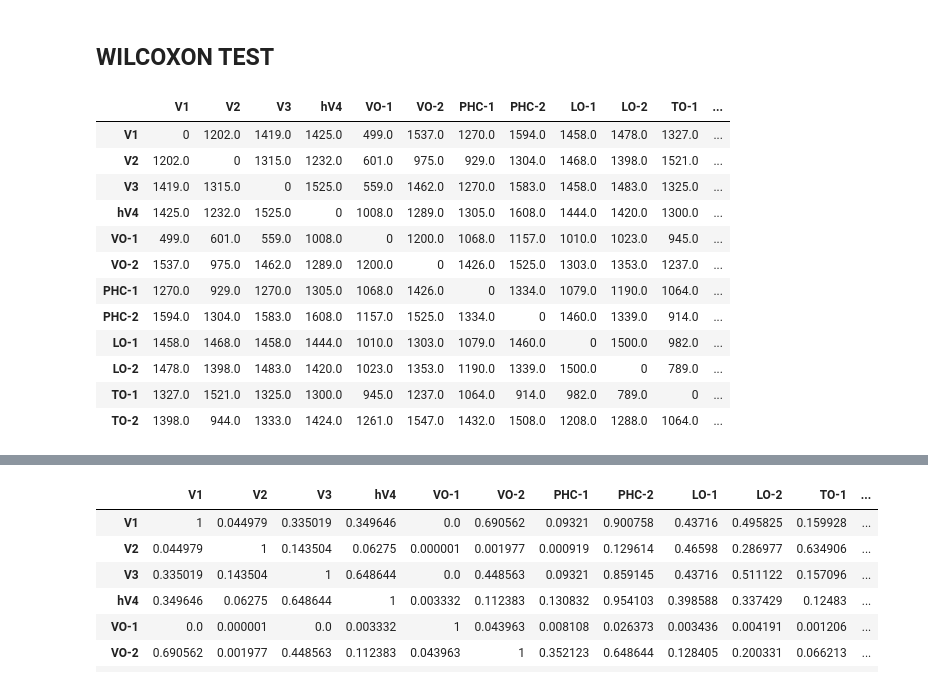
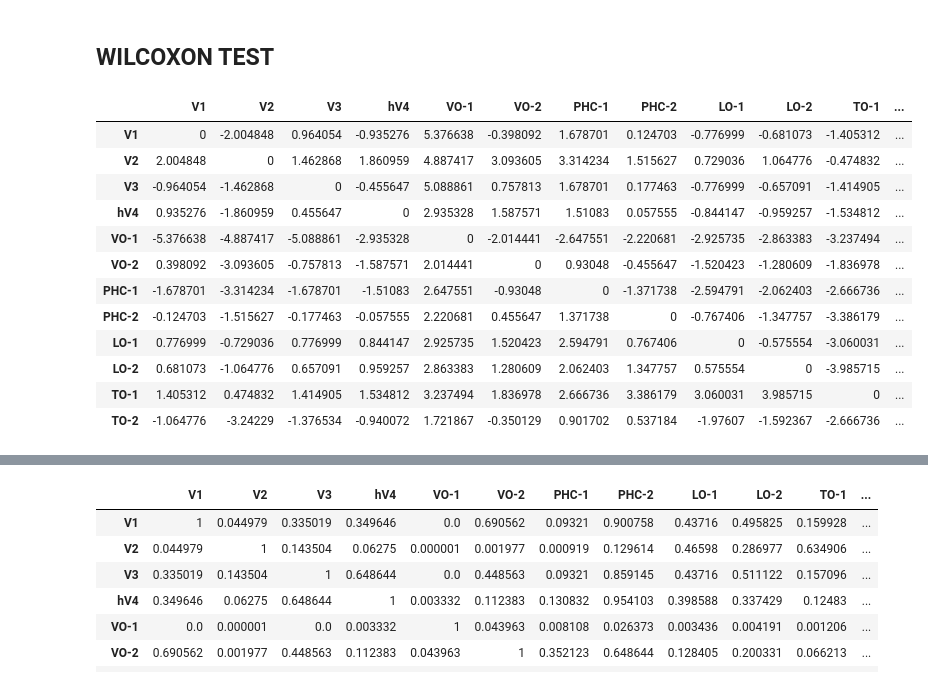
Before and after one commit to StanBgy/Thesis, a Jupyter notebook: src/flips.ipynb, the cells around one changed output, grey strips where cells are left out. Drawn from its saved outputs; the diff is of its cells as text; code cells hidden in the pictures.

```diff
--- a/src/flips.ipynb
+++ b/src/flips.ipynb
@@ -22,7 +95,3 @@ def all_subj_rank(dict, rois, random=True):
     for i in range(len(dict)):
         rank_total += list(dict.values())[i]
     return rank_total
-# %%
-random = True
-subj_list = [sub[0] for sub in list(subjects_sessions.values())]
-subj_list
@@ -38,3 +116,3 @@ subj_list
 # %%
-subj_list = [sub[0] for sub in list(subjects_sessions.values())]
+
 rank_dict, rank_dict_values = get_rank_dict(subj_list, rois, random=random, mode='averaged')
@@ -110,19 +204,19 @@ plt.show()
 # %% [markdown]
 ## WILCOXON TEST
 # %%
-T_values_df_W, p_values_df_W = wilcoxon_test(subj_list, rois)
-T_values_df_W # check z values
+z_values_df_W, p_values_df_W, median_df_W = wilcoxon_test(subj_list, rois)
+z_values_df_W # check z values
 # %% [output]
 |  | V1 | V2 | V3 | hV4 | VO-1 | VO-2 | PHC-1 | PHC-2 | LO-1 | LO-2 | TO-1 | ... |
-| V1 | 0 | 1202.0 | 1419.0 | 1425.0 | 499.0 | 1537.0 | 1270.0 | 1594.0 | 1458.0 | 1478.0 | 1327.0 | ... |
-| V2 | 1202.0 | 0 | 1315.0 | 1232.0 | 601.0 | 975.0 | 929.0 | 1304.0 | 1468.0 | 1398.0 | 1521.0 | ... |
-| V3 | 1419.0 | 1315.0 | 0 | 1525.0 | 559.0 | 1462.0 | 1270.0 | 1583.0 | 1458.0 | 1483.0 | 1325.0 | ... |
-| hV4 | 1425.0 | 1232.0 | 1525.0 | 0 | 1008.0 | 1289.0 | 1305.0 | 1608.0 | 1444.0 | 1420.0 | 1300.0 | ... |
-| VO-1 | 499.0 | 601.0 | 559.0 | 1008.0 | 0 | 1200.0 | 1068.0 | 1157.0 | 1010.0 | 1023.0 | 945.0 | ... |
-| VO-2 | 1537.0 | 975.0 | 1462.0 | 1289.0 | 1200.0 | 0 | 1426.0 | 1525.0 | 1303.0 | 1353.0 | 1237.0 | ... |
-| PHC-1 | 1270.0 | 929.0 | 1270.0 | 1305.0 | 1068.0 | 1426.0 | 0 | 1334.0 | 1079.0 | 1190.0 | 1064.0 | ... |
-| PHC-2 | 1594.0 | 1304.0 | 1583.0 | 1608.0 | 1157.0 | 1525.0 | 1334.0 | 0 | 1460.0 | 1339.0 | 914.0 | ... |
-| LO-1 | 1458.0 | 1468.0 | 1458.0 | 1444.0 | 1010.0 | 1303.0 | 1079.0 | 1460.0 | 0 | 1500.0 | 982.0 | ... |
-| LO-2 | 1478.0 | 1398.0 | 1483.0 | 1420.0 | 1023.0 | 1353.0 | 1190.0 | 1339.0 | 1500.0 | 0 | 789.0 | ... |
-| TO-1 | 1327.0 | 1521.0 | 1325.0 | 1300.0 | 945.0 | 1237.0 | 1064.0 | 914.0 | 982.0 | 789.0 | 0 | ... |
-| TO-2 | 1398.0 | 944.0 | 1333.0 | 1424.0 | 1261.0 | 1547.0 | 1432.0 | 1508.0 | 1208.0 | 1288.0 | 1064.0 | ... |
+| V1 | 0 | -2.004848 | 0.964054 | -0.935276 | 5.376638 | -0.398092 | 1.678701 | 0.124703 | -0.776999 | -0.681073 | -1.405312 | ... |
+| V2 | 2.004848 | 0 | 1.462868 | 1.860959 | 4.887417 | 3.093605 | 3.314234 | 1.515627 | 0.729036 | 1.064776 | -0.474832 | ... |
+| V3 | -0.964054 | -1.462868 | 0 | -0.455647 | 5.088861 | 0.757813 | 1.678701 | 0.177463 | -0.776999 | -0.657091 | -1.414905 | ... |
+| hV4 | 0.935276 | -1.860959 | 0.455647 | 0 | 2.935328 | 1.587571 | 1.51083 | 0.057555 | -0.844147 | -0.959257 | -1.534812 | ... |
+| VO-1 | -5.376638 | -4.887417 | -5.088861 | -2.935328 | 0 | -2.014441 | -2.647551 | -2.220681 | -2.925735 | -2.863383 | -3.237494 | ... |
+| VO-2 | 0.398092 | -3.093605 | -0.757813 | -1.587571 | 2.014441 | 0 | 0.93048 | -0.455647 | -1.520423 | -1.280609 | -1.836978 | ... |
+| PHC-1 | -1.678701 | -3.314234 | -1.678701 | -1.51083 | 2.647551 | -0.93048 | 0 | -1.371738 | -2.594791 | -2.062403 | -2.666736 | ... |
+| PHC-2 | -0.124703 | -1.515627 | -0.177463 | -0.057555 | 2.220681 | 0.455647 | 1.371738 | 0 | -0.767406 | -1.347757 | -3.386179 | ... |
+| LO-1 | 0.776999 | -0.729036 | 0.776999 | 0.844147 | 2.925735 | 1.520423 | 2.594791 | 0.767406 | 0 | -0.575554 | -3.060031 | ... |
+| LO-2 | 0.681073 | -1.064776 | 0.657091 | 0.959257 | 2.863383 | 1.280609 | 2.062403 | 1.347757 | 0.575554 | 0 | -3.985715 | ... |
+| TO-1 | 1.405312 | 0.474832 | 1.414905 | 1.534812 | 3.237494 | 1.836978 | 2.666736 | 3.386179 | 3.060031 | 3.985715 | 0 | ... |
+| TO-2 | -1.064776 | -3.24229 | -1.376534 | -0.940072 | 1.721867 | -0.350129 | 0.901702 | 0.537184 | -1.97607 | -1.592367 | -2.666736 | ... |
```
Also changed, not shown: parts of 21 cells of this notebook, 12 other files.
